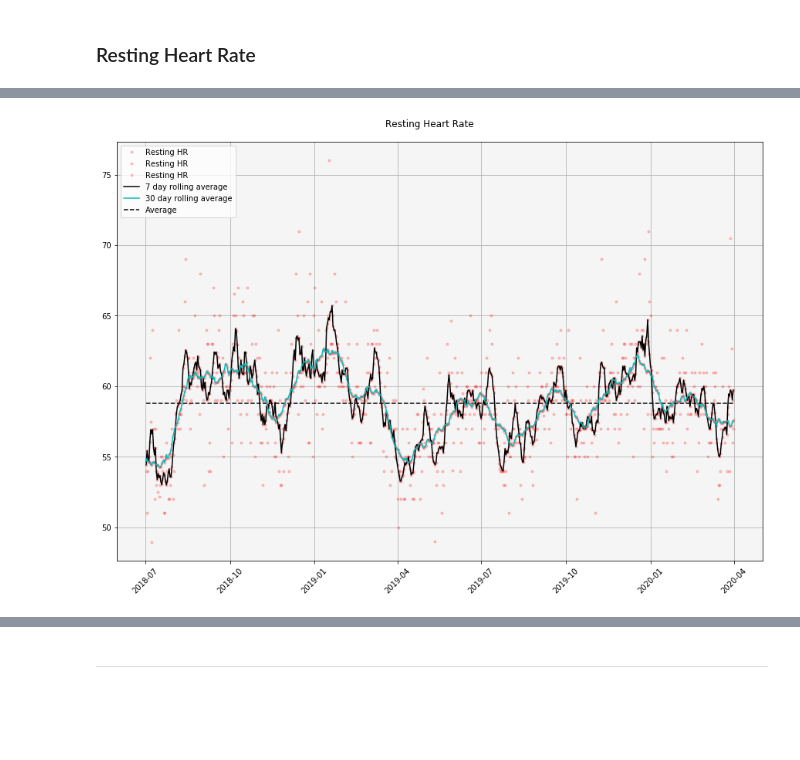
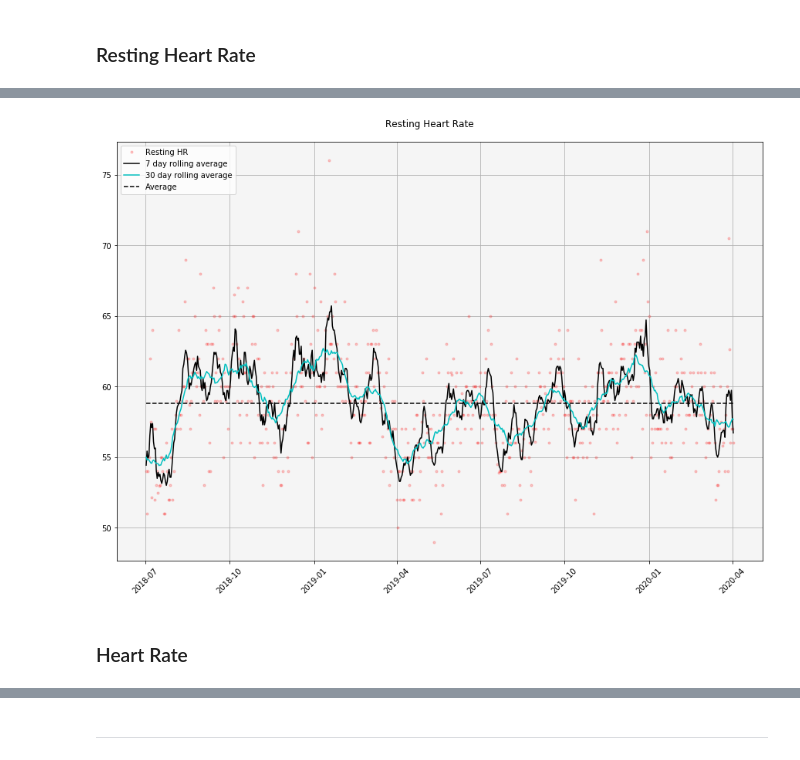
Before and after one commit to gregmames/qs_ledger, a Jupyter notebook: apple_health/apple_health_data_processor.ipynb, the cells around one changed output, grey strips where cells are left out. Saved outputs shown, nothing was run; the diff lists cells and outputs as text; code cells hidden in the pictures; blank space fills up the shorter version.

```diff
--- a/apple_health/apple_health_data_processor.ipynb
+++ b/apple_health/apple_health_data_processor.ipynb
@@ -455,25 +407,18 @@ date
 # %%
 #plot resting HR with rolling avg
 plt.figure(figsize=[15,10])
 ax = plt.gca()
 ax.set_facecolor('whitesmoke')
 plt.suptitle('Resting Heart Rate', fontsize=12, y=.92)
 plt.grid(True)
-plt.plot(resting_daily2, 'r.', alpha=0.2,label='Resting HR')
+plt.plot(resting_daily2['Resting_HR'], 'r.', alpha=0.2,label='Resting HR')
 plt.plot(resting_daily2['RollingHR_7'], c='k',label='7 day rolling average', alpha=1)
 plt.plot(resting_daily2['RollingHR_30'], c='c',label='30 day rolling average', alpha=1)
-
 plt.hlines(resting_daily2['Resting_HR'].mean(),resting_daily2.index.min(), resting_daily2.index.max(), label = 'Average', linestyles='dashed')
-
-# plt.hlines(steps_by_date2.resample('Y').mean().iloc[0,0],steps_by_date2.index.min(), steps_by_date2.resample('Y').mean().index[0], linestyles='dashed', colors=(1,0,0,0.5), linewidths=(5,))
-# plt.hlines(steps_by_date2.resample('Y').mean().iloc[1,0],steps_by_date2.resample('Y').mean().index[0], steps_by_date2.resample('Y').mean().index[1], linestyles='dashed', colors=(1,0.5,0,0.5), linewidths=(5,))
-# plt.hlines(steps_by_date2.resample('Y').mean().iloc[2,0],steps_by_date2.resample('Y').mean().index[1], steps_by_date2.resample('Y').mean().index[2], linestyles='dashed', colors=(1,1,0,0.5), linewidths=(5,))
-# plt.hlines(steps_by_date2.resample('Y').mean().iloc[3,0],steps_by_date2.resample('Y').mean().index[2], steps_by_date2.resample('Y').mean().index[3], linestyles='dashed', colors=(0.5,1,0,0.5), linewidths=(5,))
-# plt.hlines(steps_by_date2.resample('Y').mean().iloc[4,0],steps_by_date2.resample('Y').mean().index[3], steps_by_date2.index.max(), linestyles='dotted', colors=(0,1,1,0.5), linewidths=(5,))
 
 plt.legend(loc=2)
 plt.xticks(rotation=45)
 
 plt.show()
 # %% [output]
-[figure, old version]
+[figure, new version]
@@ -510,0 +425,2 @@ hr[hr.date == test_date].plot(x='startDate', y='value', title= 'HR', figsize=[10
+# %% [markdown]
+### Heart Rate
```
Also changed, not shown: parts of 23 cells of this notebook, 22 other files.
